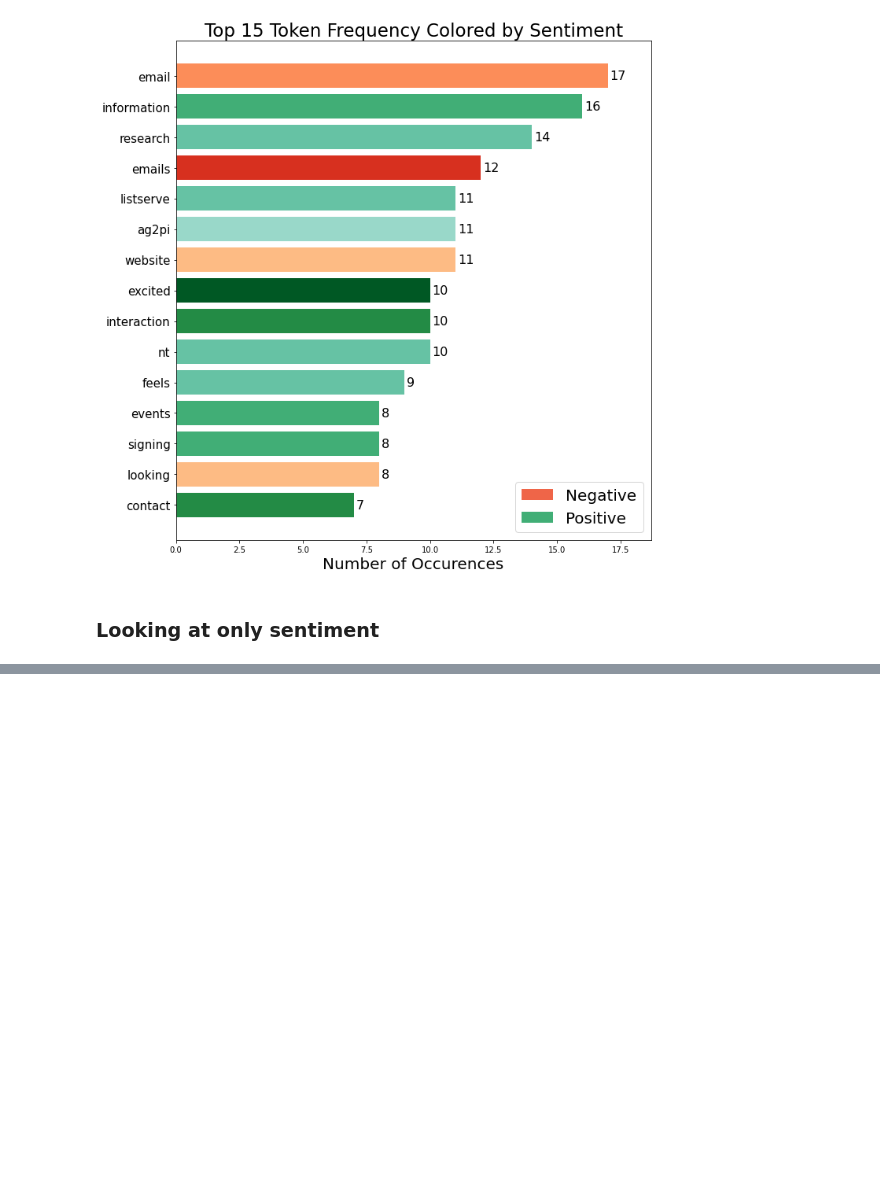
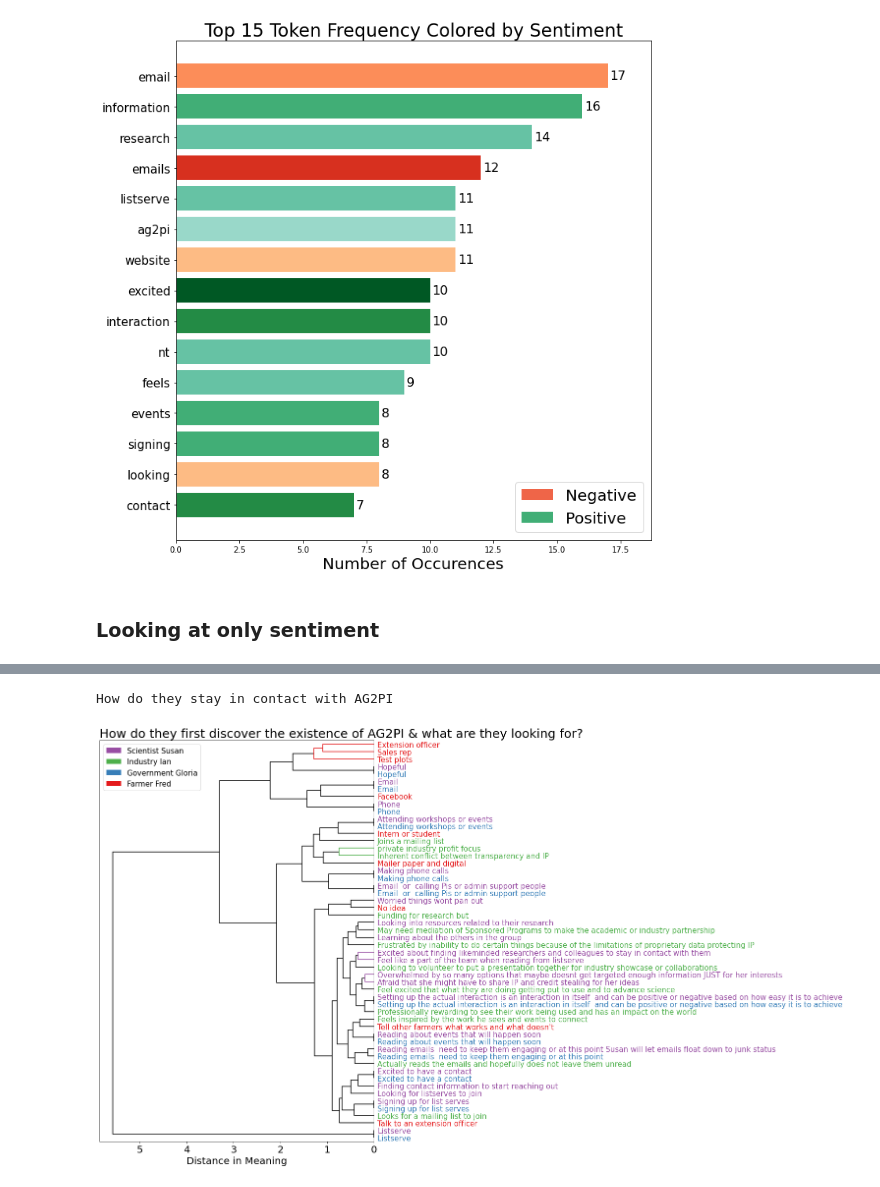
Before and after one commit to blitt2018/PSCExploratoryNLP, a Jupyter notebook: polishedCodeFigs.ipynb, the cells around one changed output, grey strips where cells are left out. Cells and saved outputs as stored; diff of their text form; code cells hidden in the pictures; blank space fills up the shorter version.

```diff
--- a/polishedCodeFigs.ipynb
+++ b/polishedCodeFigs.ipynb
@@ -501,0 +561,14 @@ print(extremesDict)
+# %%
+fig, ax = doc.clusterSentEmbeddings(["Touchpoint", "Persona"], "getSentSim", "How do they stay in contact with AG2PI ", figsize=(10, 15))
+
+#-------------------START OF USER STYLING---------------------
+ax.tick_params("y", labelsize=15)
+ax.tick_params("x", labelsize=20)
+ax.set_xlabel("Distance in Meaning", size=20)
+plt.rcParams["legend.fontsize"] = 15
+plt.rcParams["axes.titlesize"] = 25
+ax.set_title("How do they first discover the existence of AG2PI & what are they looking for?", loc="left")
+plt.tight_layout()
+# %% [output]
+How do they stay in contact with AG2PI
+[figure, added]
```
Also changed, not shown: parts of 24 cells of this notebook, 1 other file.
